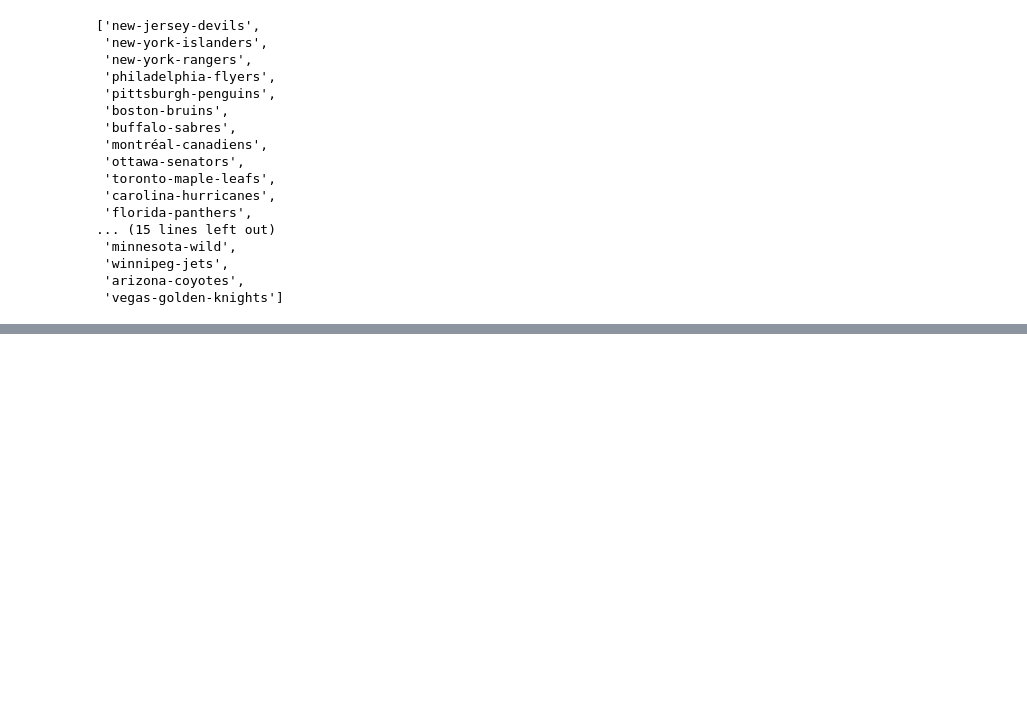
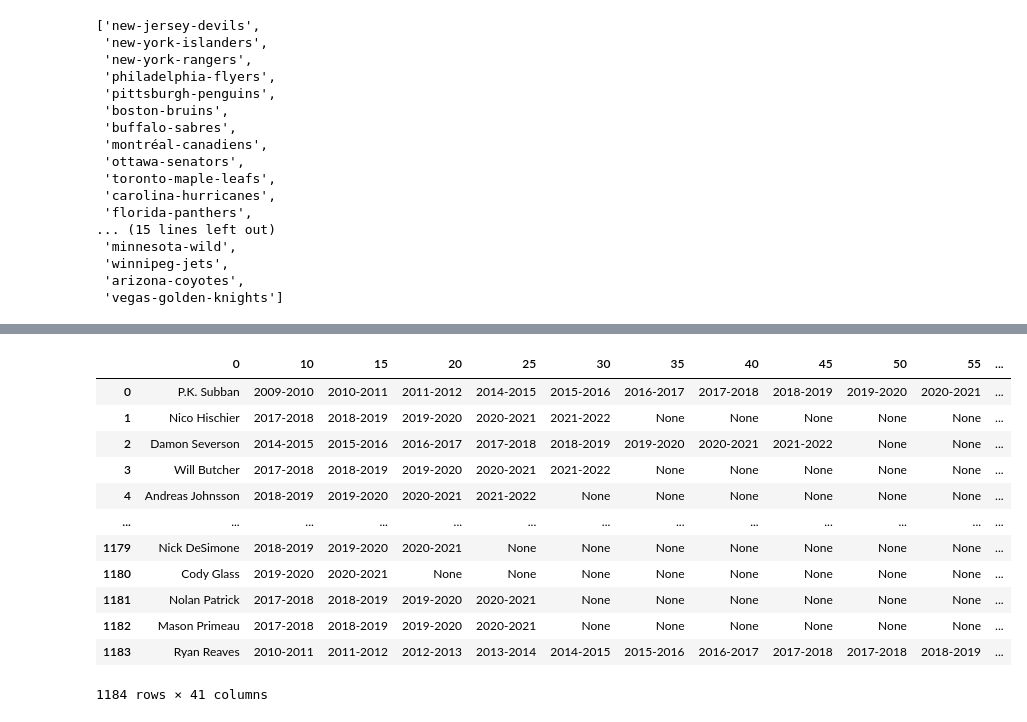
Before and after one commit to kyledufrane/NHL-Salary-Predictions, a Jupyter notebook: nhl_data/sports_data_io.ipynb, the cells around one changed output, grey strips where cells are left out. Drawn from its saved outputs; the diff is of its cells as text; code cells hidden in the pictures; blank space fills up the shorter version.

```diff
--- a/nhl_data/sports_data_io.ipynb
+++ b/nhl_data/sports_data_io.ipynb
@@ -314,0 +391,22 @@ for i in stats_link:
+# %%
+filtered_salaries_year = filtered_salaries[[year for year in range(10,110,5)]]
+filtered_salaries_total = filtered_salaries[[money for money in range(14, 114, 5)]]
+filtered_salaries_name = filtered_salaries[0]
+
+filtered_salaries_df = pd.concat([filtered_salaries_name, filtered_salaries_year,\
+                                  filtered_salaries_total], axis = 1)
+filtered_salaries_df
+# %% [output]
+|  | 0 | 10 | 15 | 20 | 25 | 30 | 35 | 40 | 45 | 50 | 55 | ... |
+| 0 | P.K. Subban | 2009-2010 | 2010-2011 | 2011-2012 | 2014-2015 | 2015-2016 | 2016-2017 | 2017-2018 | 2018-2019 | 2019-2020 | 2020-2021 | ... |
+| 1 | Nico Hischier | 2017-2018 | 2018-2019 | 2019-2020 | 2020-2021 | 2021-2022 | None | None | None | None | None | ... |
+| 2 | Damon Severson | 2014-2015 | 2015-2016 | 2016-2017 | 2017-2018 | 2018-2019 | 2019-2020 | 2020-2021 | 2021-2022 | None | None | ... |
+| 3 | Will Butcher | 2017-2018 | 2018-2019 | 2019-2020 | 2020-2021 | 2021-2022 | None | None | None | None | None | ... |
+| 4 | Andreas Johnsson | 2018-2019 | 2019-2020 | 2020-2021 | 2021-2022 | None | None | None | None | None | None | ... |
+| ... | ... | ... | ... | ... | ... | ... | ... | ... | ... | ... | ... | ... |
+| 1179 | Nick DeSimone | 2018-2019 | 2019-2020 | 2020-2021 | None | None | None | None | None | None | None | ... |
+| 1180 | Cody Glass | 2019-2020 | 2020-2021 | None | None | None | None | None | None | None | None | ... |
+| 1181 | Nolan Patrick | 2017-2018 | 2018-2019 | 2019-2020 | 2020-2021 | None | None | None | None | None | None | ... |
+| 1182 | Mason Primeau | 2017-2018 | 2018-2019 | 2019-2020 | 2020-2021 | None | None | None | None | None | None | ... |
+| 1183 | Ryan Reaves | 2010-2011 | 2011-2012 | 2012-2013 | 2013-2014 | 2014-2015 | 2015-2016 | 2016-2017 | 2017-2018 | 2017-2018 | 2018-2019 | ... |
+1184 rows × 41 columns
```
Also changed, not shown: parts of 21 cells of this notebook, 2 other files.
